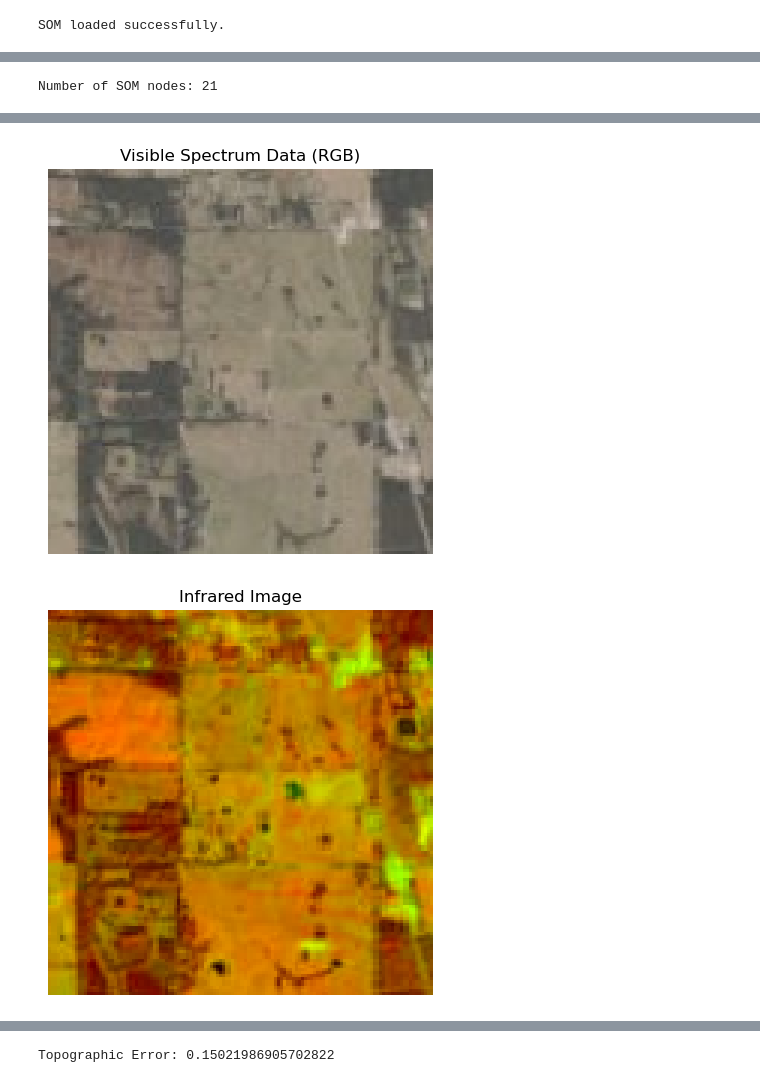
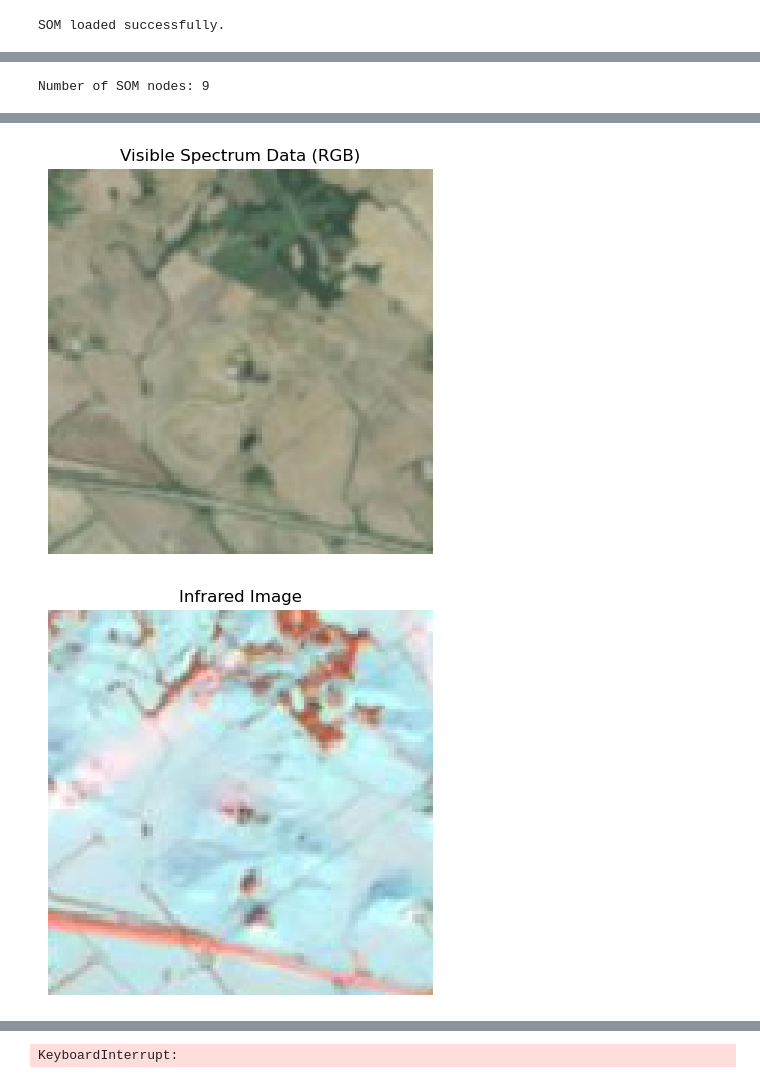
Before and after one commit to tague-carlyon/SOMproject, a Jupyter notebook: som.ipynb, the cells around one changed output, grey strips where cells are left out. Saved outputs shown, nothing was run; the diff lists cells and outputs as text; code cells hidden in the pictures.

```diff
--- a/som.ipynb
+++ b/som.ipynb
@@ -43,7 +44,7 @@ data shape: (1028, 128, 128, 11)
 # SOM hyperparameters
 
 # set som lattice dimensions (i.e., number of nodes)
-som_grid_rows = 7
+som_grid_rows = 3
 som_grid_columns = 3
 
 # number of weights per node
@@ -63,13 +64,13 @@ learning_rate = 0.25
 # 'linear_decay_to_zero' == > learning_rate * (1 - t / max_iter)
 # 'asymptotic_decay' == > dynamic_parameter / (1 + t / (max_iter / 2))
 # ^^Decay function of the learning process and sigma that decays these values asymptotically to 1/3 of their original values.
-decay_function='inverse_decay_to_zero'
+decay_function='asymptotic_decay'
 
 # Function that reduces sigma at each iteration.
 # Possible values: 'inverse_decay_to_one', 'linear_decay_to_one', 'asymptotic_decay'
 # 'inverse_decay_to_one' == > C = (sigma - 1) / max_iter; where, sigma / (1 + (t * C))
 # 'linear_decay_to_one' == > sigma + (t * (1 - sigma) / max_iter)
-sigma_decay_function='inverse_decay_to_one'
+sigma_decay_function='asymptotic_decay'
 
 # Function that weights the neighborhood of a position in the map.
 # Possible values: 'gaussian', 'mexican_hat', 'bubble', 'triangle',
@@ -77,7 +78,7 @@ sigma_decay_function='inverse_decay_to_one'
 neighborhood_function = 'gaussian'
 
 # Topology of the map; Possible values: 'rectangular', 'hexagonal'
-topology = 'rectangular'
+topology = 'hexagonal'
 
 # Distance used to activate the map; Possible values: 'euclidean', 'cosine', 'manhattan', 'chebyshev'
 activation_distance = 'euclidean'
@@ -170,5 +171,10 @@ random_all_patches shape: (1028, 128, 128, 11)
 # %%
-patch_to_inspect = 5 # grabbing indices from SOM
+# of note 15
+# 17
+# 18
+# 20
+# 25
+patch_to_inspect = 25 # grabbing indices from SOM
 
 # create an empty dictionary using the rows and columns of SOM
 keys = [i for i in product(range(som_grid_rows), range(som_grid_columns))]
@@ -197,7 +203,20 @@ for cluster_idx, (cluster_name, pixel_indices) in enumerate(cluster_dict.items()
 # Reshape to 2D
 image_clusters = flattened_labels.reshape(height, width)
 
-cmap = plt.get_cmap("tab20", len(cluster_dict))  # Use a colormap with enough distinct colors
+# Define a list of 30 distinct colors (hex codes or named colors)
+colors = [
+    "#e6194b", "#3cb44b", "#ffe119", "#4363d8", "#f58231",
+    "#911eb4", "#46f0f0", "#f032e6", "#bcf60c", "#fabebe",
+    "#008080", "#e6beff", "#9a6324", "#fffac8", "#800000",
+    "#aaffc3", "#808000", "#ffd8b1", "#000075", "#808080",
+    "#ffffff", "#000000", "#9ad0f5", "#ff69b4", "#ff4500",
+    "#7cfc00", "#4682b4", "#dda0dd", "#ff6347", "#40e0d0"
+]
+
+# Create a custom colormap
+custom_cmap = ListedColormap(colors)
+#cmap = plt.get_cmap(custom_cmap, len(cluster_dict))  # Use a colormap with enough distinct colors
+cmap = plt.get_cmap("tab10", len(cluster_dict))  # Use a colormap with enough distinct colors
 
 # Plot the clustered image
 plt.figure(figsize=(5, 5))
@@ -216,12 +235,29 @@ plt.show()
 
 # Plot the infrared data as a grayscale image
 plt.figure(figsize=(5, 5))
-infrared_image = data[patch_to_inspect, :, :, 3:6]  # Assuming band 5 corresponds to infrared
+infrared_image = data[patch_to_inspect, :, :, 2:5]  # Assuming band 2:5 corresponds to infrared
 plt.imshow(infrared_image, cmap="gray", interpolation="nearest")
 plt.title("Infrared Image")
 plt.axis("off")  # Turn off axis for better visualization
 plt.show()
 
+# Plot the impervious description data as a grayscale image
+plt.figure(figsize=(5, 5))
+impervious_image = data[patch_to_inspect, :, :, 1]  # Assuming band 1 corresponds to impervious description
+plt.imshow(impervious_image, cmap="viridis", interpolation="nearest")
+plt.title("Impervious classification")
+plt.axis("off")  # Turn off axis for better visualization
+plt.show()
+
+# Plot the fractional impervious description data as a grayscale image
+plt.figure(figsize=(5, 5))
+frac_impervious_image = data[patch_to_inspect, :, :, 5]  # Assuming band 5 corresponds to fractional impervious description
+plt.imshow(frac_impervious_image, cmap="gray", interpolation="nearest")
+plt.title("Fractional Impervious")
+plt.colorbar(cmap="gray")
+plt.axis("off")  # Turn off axis for better visualization
+plt.show()
+
 # pearson correlation
 # %% [output]
-Number of SOM nodes: 21
+Number of SOM nodes: 9
@@ -229,2 +265,2 @@ Number of SOM nodes: 21
-[figure, old version]
+[figure, new version]
-[figure, old version]
+[figure, new version]
@@ -239,4 +277,4 @@ print(f"Topographic Error: {topoError}")
 
 # vary learning rate and sigma values those are the most important
 # %% [output]
-Topographic Error: 0.15021986905702822
+KeyboardInterrupt:
```
Also changed, not shown: parts of 4 cells of this notebook, 1 other file.
